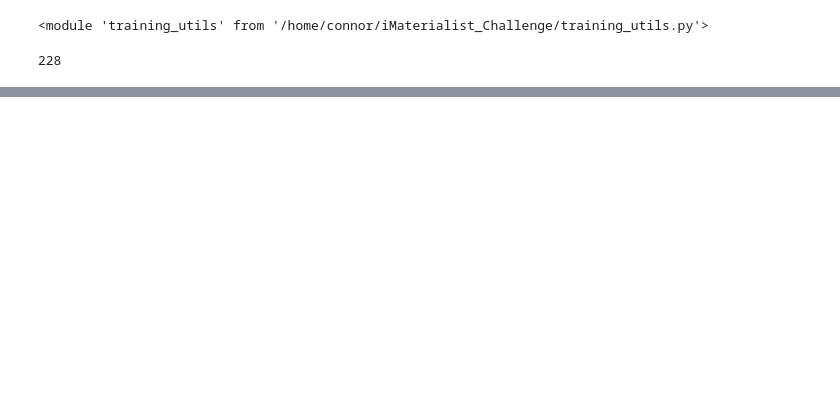
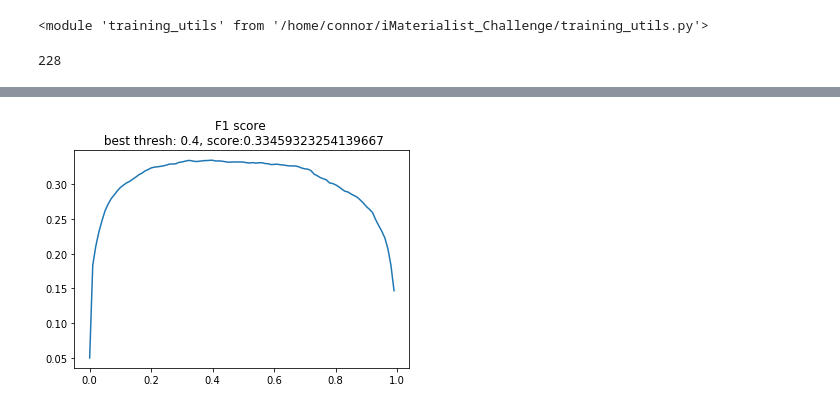
Before and after one commit to GougeC/iMaterialist_Challenge, a Jupyter notebook: Simple_Model.ipynb, the cells around one changed output, grey strips where cells are left out. Cells and saved outputs as stored; diff of their text form; code cells hidden in the pictures; blank space fills up the shorter version.

```diff
--- a/Simple_Model.ipynb
+++ b/Simple_Model.ipynb
@@ -186,0 +242,4 @@ plotf1s(thresholds,f1s)
+# %%
+eval_model(vggmodel,Xval,yval)
+# %% [output]
+[figure, added]
```
Also changed, not shown: parts of 23 cells of this notebook, 2 other files.
